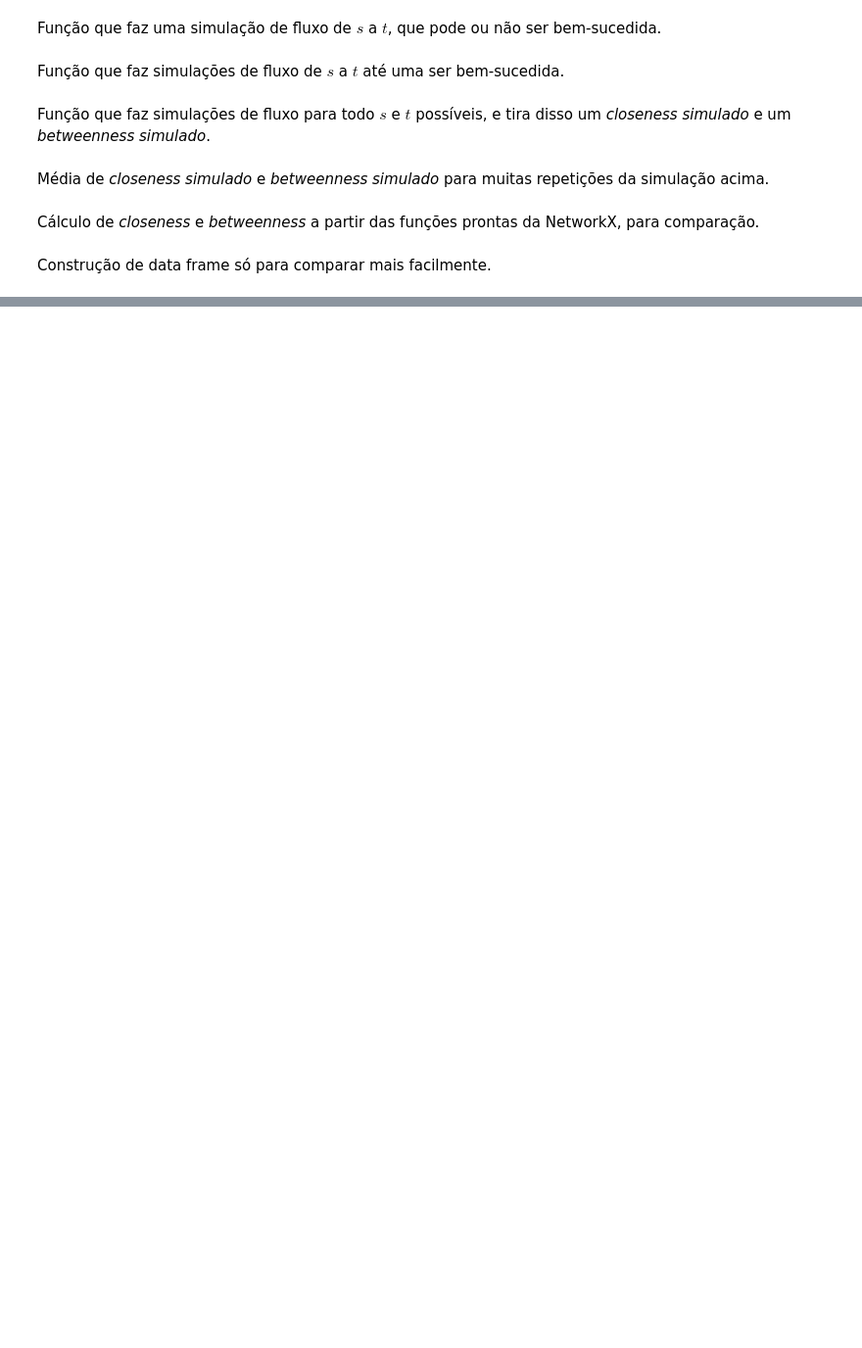
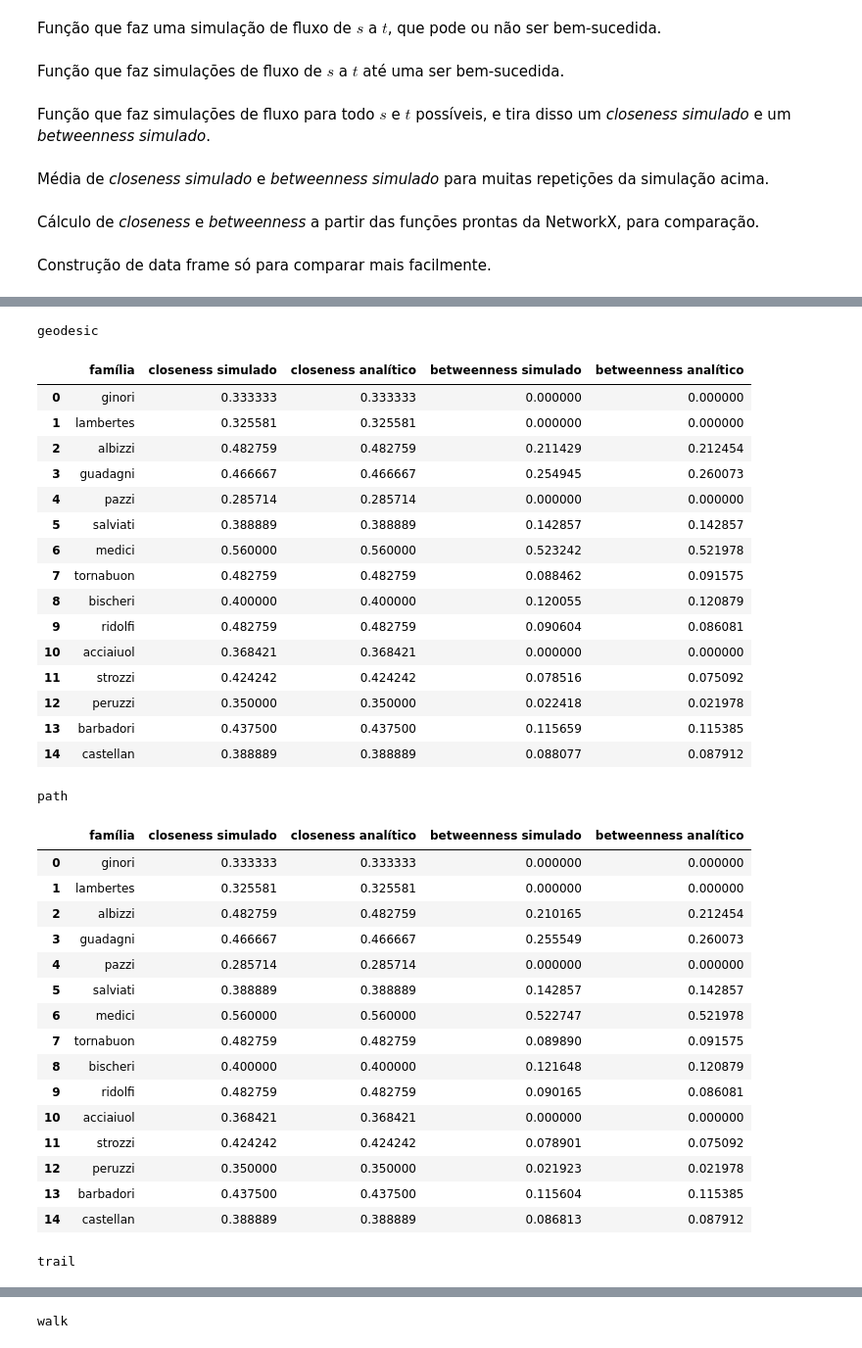
Before and after one commit to martimfj/redesoc-2018, a Jupyter notebook: Encontro13/Encontro13.ipynb, the cells around one changed output, grey strips where cells are left out. Shown at 98% size. Cells and saved outputs as stored; diff of their text form; code cells hidden in the pictures; blank space fills up the shorter version.

```diff
--- a/Encontro13/Encontro13.ipynb
+++ b/Encontro13/Encontro13.ipynb
@@ -246,0 +249,78 @@ Um *feedback* da atividade sobre *coreness no Jazz* será dado em breve, para vo
+# %%
+TIMES = 100
+
+sucessor_type = ["geodesic", "path", "trail", "walk"]
+data_list = []
+w = sn.load_graph('Renaissance.gml', has_pos=True)
+
+for i in sucessor_type:
+    g = w.copy()
+    for n in g.nodes:
+        g.nodes[n]['mean_closeness'] = 0
+        g.nodes[n]['mean_betweenness'] = 0
+
+    for _ in range(TIMES):
+        simulate_all_flows(g, sucessor_type[0])
+
+        for n in g.nodes:
+            g.nodes[n]['mean_closeness'] += g.nodes[n]['closeness']
+            g.nodes[n]['mean_betweenness'] += g.nodes[n]['betweenness']
+
+    for n in g.nodes:
+        g.nodes[n]['mean_closeness'] /= TIMES
+        g.nodes[n]['mean_betweenness'] /= TIMES
+
+    cc = nx.closeness_centrality(g)
+
+    bc = nx.betweenness_centrality(g)
+
+    data = pd.DataFrame({
+        'família': [g.nodes[n]['label'] for n in g.nodes],
+        'closeness simulado': [g.nodes[n]['mean_closeness'] for n in g.nodes],
+        'closeness analítico': [cc[n] for n in g.nodes],
+        'betweenness simulado': [g.nodes[n]['mean_betweenness'] for n in g.nodes],
+        'betweenness analítico': [bc[n] for n in g.nodes],
+    })
+
+    data_list.append(data)
+    data.name = i
+# %%
+for i in data_list:
+    print(i.name)
+    display(i)
+# %% [output]
+geodesic
+|  | família | closeness simulado | closeness analítico | betweenness simulado | betweenness analítico |
+| 0 | ginori | 0.333333 | 0.333333 | 0.000000 | 0.000000 |
+| 1 | lambertes | 0.325581 | 0.325581 | 0.000000 | 0.000000 |
+| 2 | albizzi | 0.482759 | 0.482759 | 0.211429 | 0.212454 |
+| 3 | guadagni | 0.466667 | 0.466667 | 0.254945 | 0.260073 |
+| 4 | pazzi | 0.285714 | 0.285714 | 0.000000 | 0.000000 |
+| 5 | salviati | 0.388889 | 0.388889 | 0.142857 | 0.142857 |
+| 6 | medici | 0.560000 | 0.560000 | 0.523242 | 0.521978 |
+| 7 | tornabuon | 0.482759 | 0.482759 | 0.088462 | 0.091575 |
+| 8 | bischeri | 0.400000 | 0.400000 | 0.120055 | 0.120879 |
+| 9 | ridolfi | 0.482759 | 0.482759 | 0.090604 | 0.086081 |
+| 10 | acciaiuol | 0.368421 | 0.368421 | 0.000000 | 0.000000 |
+| 11 | strozzi | 0.424242 | 0.424242 | 0.078516 | 0.075092 |
+| 12 | peruzzi | 0.350000 | 0.350000 | 0.022418 | 0.021978 |
+| 13 | barbadori | 0.437500 | 0.437500 | 0.115659 | 0.115385 |
+| 14 | castellan | 0.388889 | 0.388889 | 0.088077 | 0.087912 |
+path
+|  | família | closeness simulado | closeness analítico | betweenness simulado | betweenness analítico |
+| 0 | ginori | 0.333333 | 0.333333 | 0.000000 | 0.000000 |
+| 1 | lambertes | 0.325581 | 0.325581 | 0.000000 | 0.000000 |
+| 2 | albizzi | 0.482759 | 0.482759 | 0.210165 | 0.212454 |
+| 3 | guadagni | 0.466667 | 0.466667 | 0.255549 | 0.260073 |
+| 4 | pazzi | 0.285714 | 0.285714 | 0.000000 | 0.000000 |
+| 5 | salviati | 0.388889 | 0.388889 | 0.142857 | 0.142857 |
+| 6 | medici | 0.560000 | 0.560000 | 0.522747 | 0.521978 |
+| 7 | tornabuon | 0.482759 | 0.482759 | 0.089890 | 0.091575 |
+| 8 | bischeri | 0.400000 | 0.400000 | 0.121648 | 0.120879 |
+| 9 | ridolfi | 0.482759 | 0.482759 | 0.090165 | 0.086081 |
+| 10 | acciaiuol | 0.368421 | 0.368421 | 0.000000 | 0.000000 |
+| 11 | strozzi | 0.424242 | 0.424242 | 0.078901 | 0.075092 |
+| 12 | peruzzi | 0.350000 | 0.350000 | 0.021923 | 0.021978 |
+| 13 | barbadori | 0.437500 | 0.437500 | 0.115604 | 0.115385 |
+| 14 | castellan | 0.388889 | 0.388889 | 0.086813 | 0.087912 |
+trail
@@ -246,0 +343 @@ Um *feedback* da atividade sobre *coreness no Jazz* será dado em breve, para vo
+walk
```
Also changed, not shown: parts of 9 cells of this notebook.
